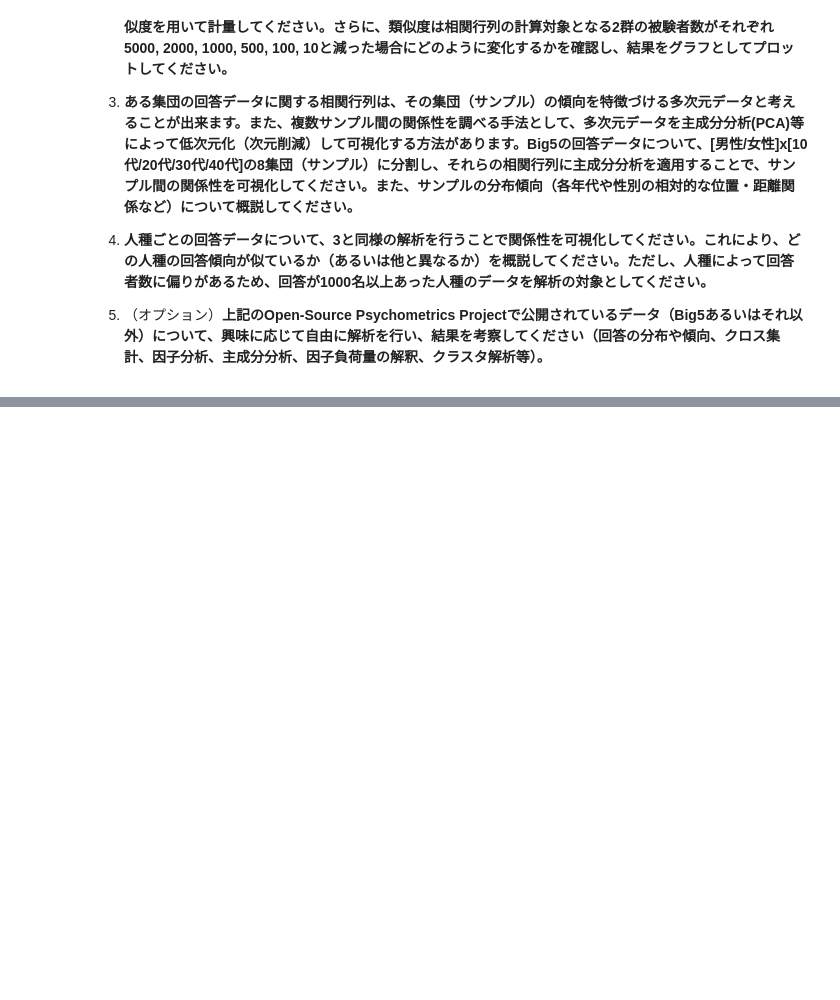
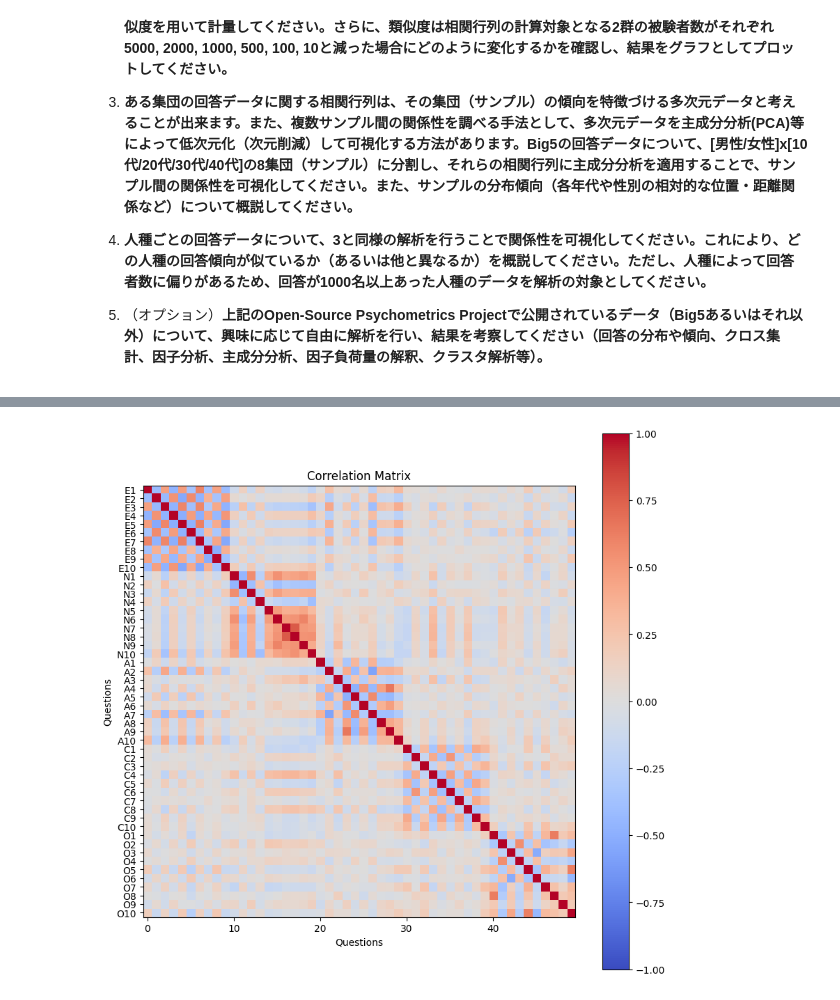
Before and after one commit to boxed-mikann/google_colab_ipynb, a Jupyter notebook: BPEexercisesA2025_5.ipynb, the cells around one changed output, grey strips where cells are left out. Cells and saved outputs as stored; diff of their text form; code cells hidden in the pictures; blank space fills up the shorter version.

```diff
--- a/BPEexercisesA2025_5.ipynb
+++ b/BPEexercisesA2025_5.ipynb
@@ -150,3 +175,43 @@ plt.show()
+# %%
+import numpy as np
+import matplotlib.pyplot as plt
+import pandas as pd # データ解析支援ライブラリpandasをインポート
+
+filename = '/content/BIG5/data.csv'
+
+# CSVファイルの読み込み
+df = pd.read_csv(filename, delimiter='\t')
+
+# 被験者属性を取得
+race = df['race']
+age = df['age']
+gender = df['gender']
+
+# 回答カラム（E1からO10）を抽出してNumPy配列に変換
+selected_columns = df.columns[7:57]# E1からO10は7番目から56番目のカラム
+data_all = df[selected_columns].to_numpy()
+
+# 回答ラベルのリストを取得（7-56列目）
+labels = df.columns[7:57]
+
+# 被験者のうちの約半分を無作為抽出
+rand_array = np.random.choice([0, 1], size=data_all.shape[0])
+data = data_all[rand_array == 0, :]
+
+# 相関行列の計算
+dist_matrix = np.corrcoef(data.T)
+
+# 相関行列の表示
+plt.figure(figsize=(10, 10))
+plt.imshow(dist_matrix, cmap='coolwarm', vmin=-1, vmax=1)
+plt.xlabel('Questions')
+plt.ylabel('Questions')
+plt.yticks(range(len(labels)), labels)
+plt.colorbar()
+plt.title('Correlation Matrix')
+plt.show()
+# %% [output]
+[figure, added]
 # %% [markdown]
 相関行列間のコサイン類似度の計算
 
```
Also changed, not shown: parts of 1 cell of this notebook.
